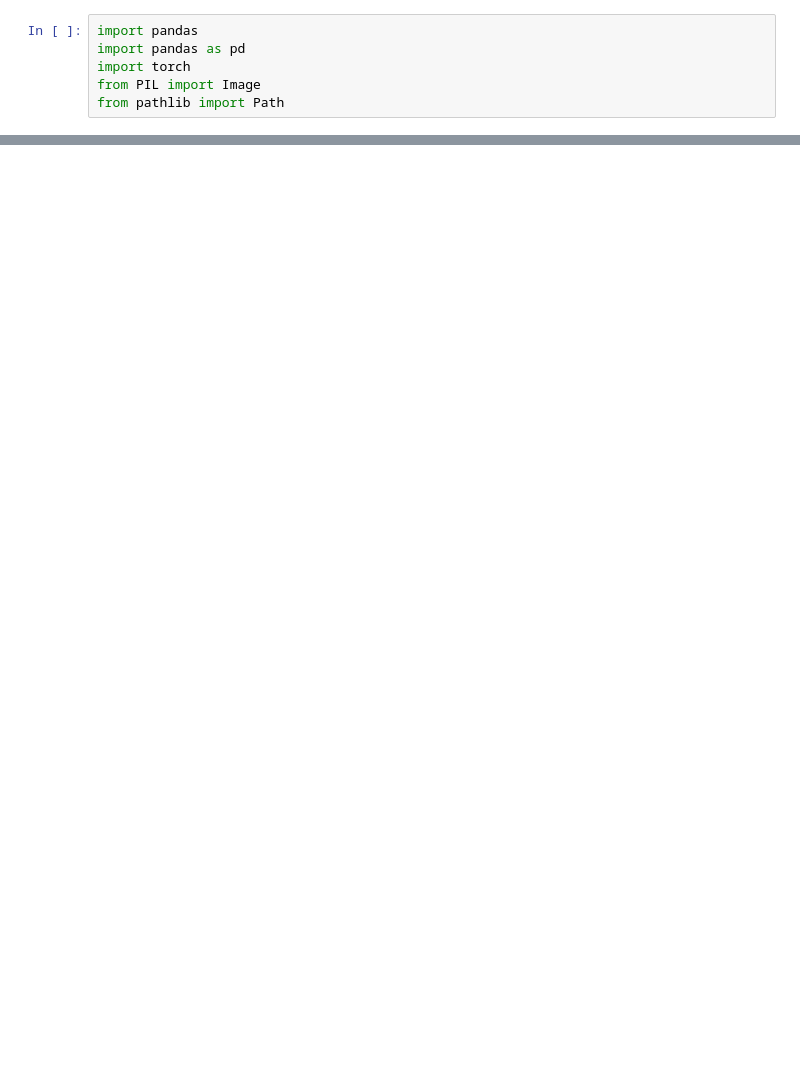
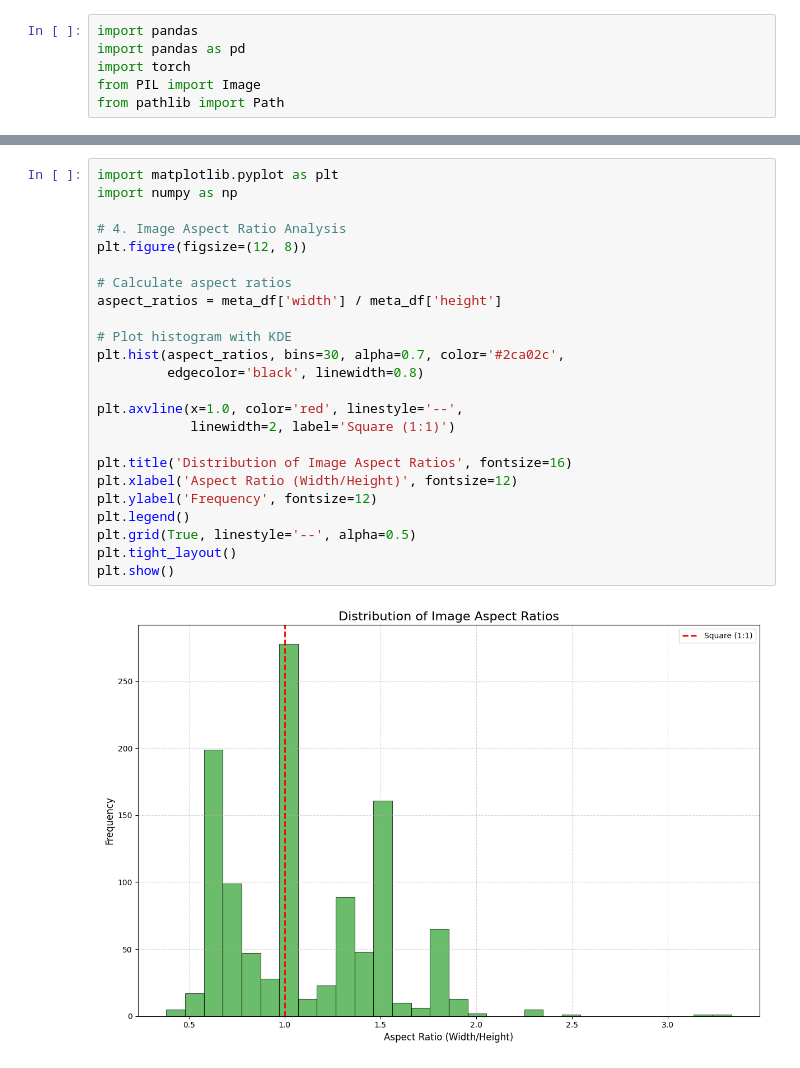
Before and after one commit to synthco/Neural-Beer, a Jupyter notebook: Lab_1.ipynb, the cells around one changed output, grey strips where cells are left out. Saved outputs shown, nothing was run; the diff lists cells and outputs as text; blank space fills up the shorter version.

```diff
--- a/Lab_1.ipynb
+++ b/Lab_1.ipynb
@@ -24,0 +159,26 @@ meta_df
+# %%
+import matplotlib.pyplot as plt
+import numpy as np
+
+# 4. Image Aspect Ratio Analysis
+plt.figure(figsize=(12, 8))
+
+# Calculate aspect ratios
+aspect_ratios = meta_df['width'] / meta_df['height']
+
+# Plot histogram with KDE
+plt.hist(aspect_ratios, bins=30, alpha=0.7, color='#2ca02c',
+         edgecolor='black', linewidth=0.8)
+
+plt.axvline(x=1.0, color='red', linestyle='--',
+            linewidth=2, label='Square (1:1)')
+
+plt.title('Distribution of Image Aspect Ratios', fontsize=16)
+plt.xlabel('Aspect Ratio (Width/Height)', fontsize=12)
+plt.ylabel('Frequency', fontsize=12)
+plt.legend()
+plt.grid(True, linestyle='--', alpha=0.5)
+plt.tight_layout()
+plt.show()
+# %% [output]
+[figure, added]
```
Also changed, not shown: parts of 6 cells of this notebook.
